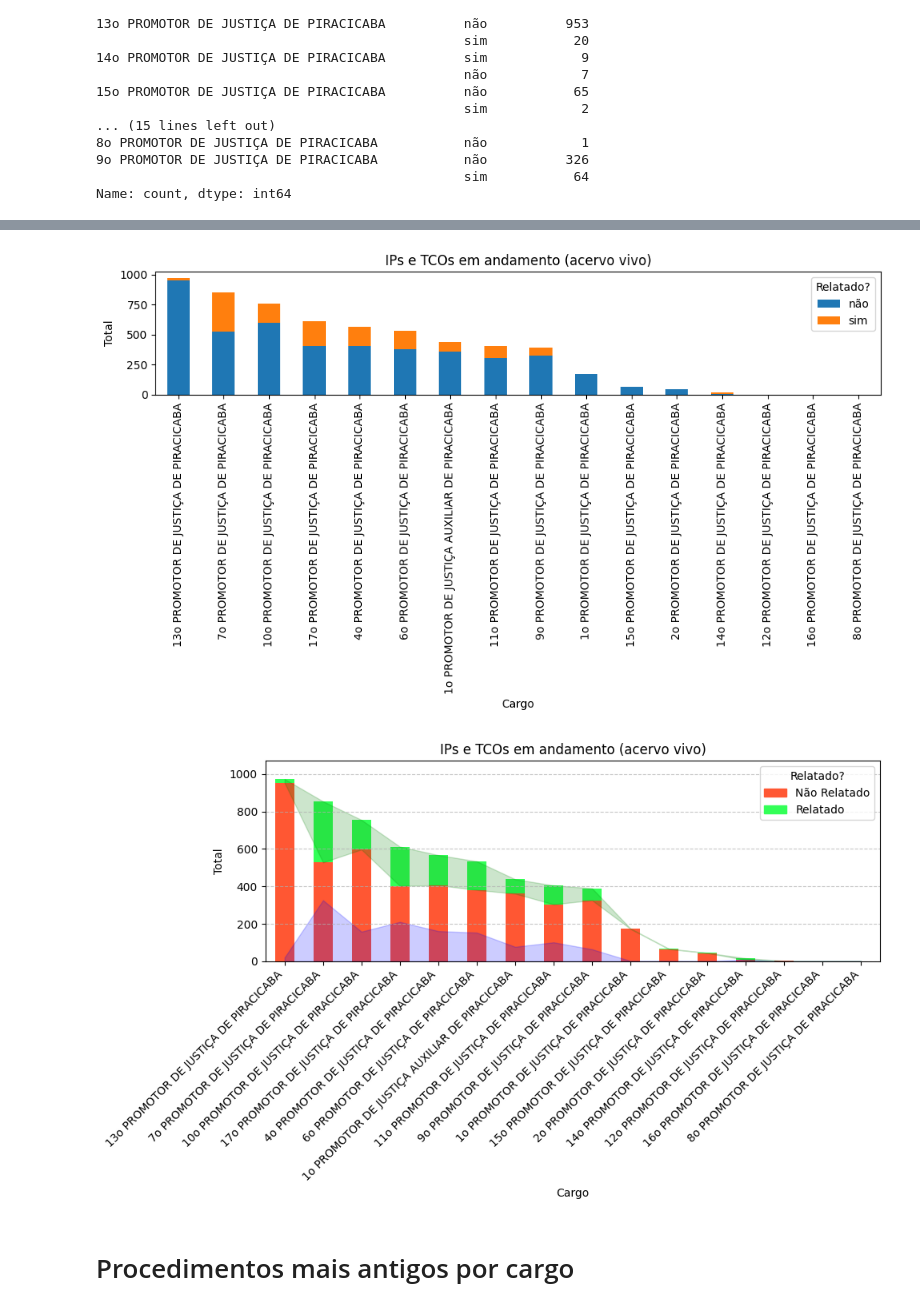
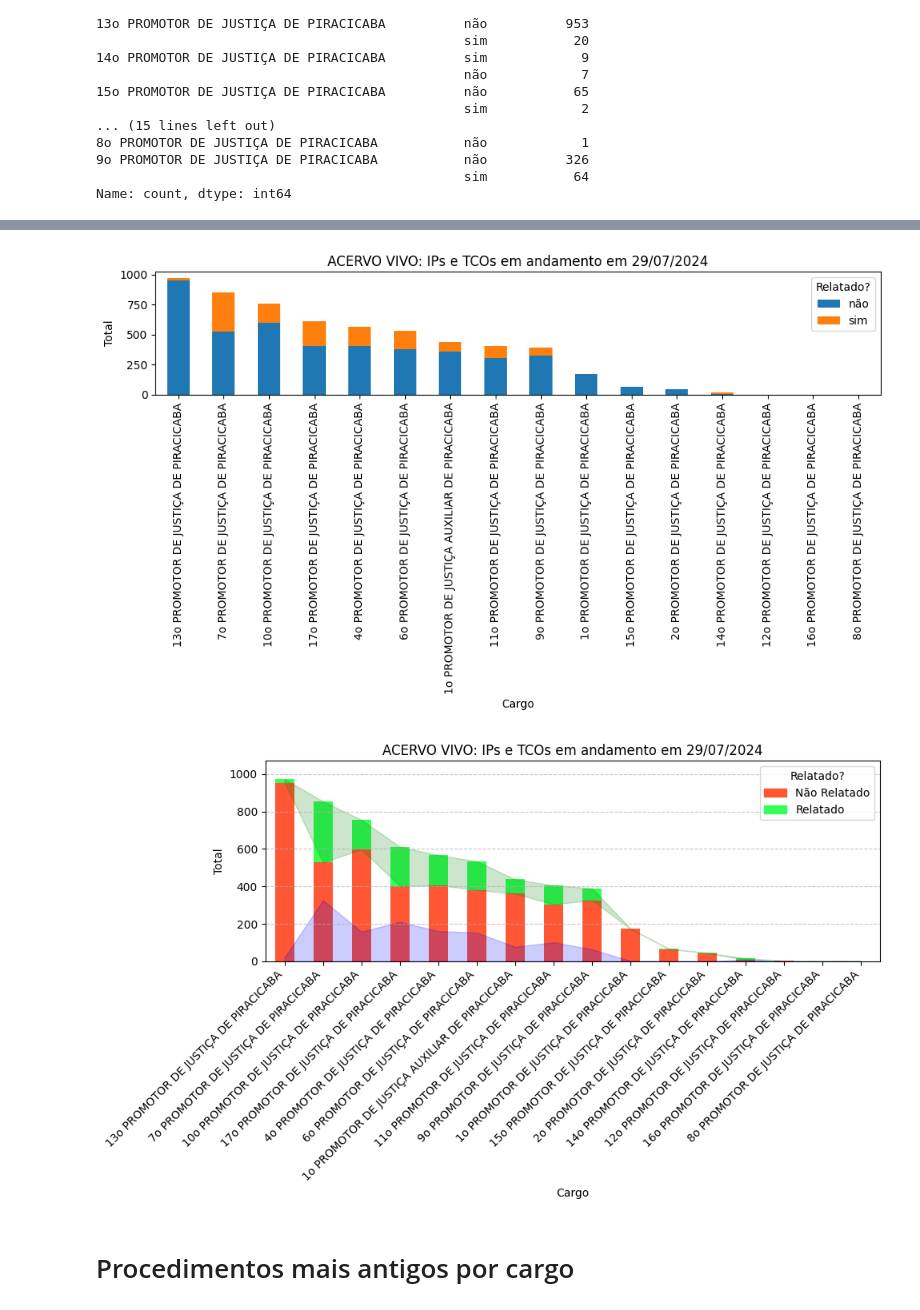
Before and after one commit to jespimentel/acervo_vivo, a Jupyter notebook: acervo_SISMP_2024_07_29.ipynb, the cells around one changed output, grey strips where cells are left out. Saved outputs shown, nothing was run; the diff lists cells and outputs as text; code cells hidden in the pictures.

```diff
--- a/acervo_SISMP_2024_07_29.ipynb
+++ b/acervo_SISMP_2024_07_29.ipynb
@@ -289,14 +293,14 @@ ax = resumo.plot(kind='bar', stacked=True, figsize=(10, 6))
 # Rótulos e título
 plt.xlabel('Cargo')
 plt.ylabel('Total')
-plt.title('IPs e TCOs em andamento (acervo vivo)')
+plt.title(f'ACERVO VIVO: IPs e TCOs em andamento em {data_dos_relatorios}')
 
 # Mostrar o gráfico
 plt.legend(title='Relatado?')
 plt.tight_layout()
 plt.show()
 # %% [output]
-[figure, old version]
+[figure, new version]
 # %%
 # Definir cores para as barras empilhadas
 cores = ['#FF5733', '#33FF57']
@@ -304,35 +308,35 @@ cores = ['#FF5733', '#33FF57']
 # Criar um gráfico de barras empilhado
 ax = resumo.plot(kind='bar', stacked=True, figsize=(10, 6), color=cores)
 
 # Configurar rótulos e título
 plt.xlabel('Cargo')
 plt.ylabel('Total')
-plt.title('IPs e TCOs em andamento (acervo vivo)')
+plt.title(f'ACERVO VIVO: IPs e TCOs em andamento em {data_dos_relatorios}')
 
 # Adicionar sombreamento para destacar as categorias
 ax.fill_between(resumo.index, 0, resumo['sim'], alpha=0.2, color='blue', label='Relatado')
 ax.fill_between(resumo.index, resumo['não'], resumo.sum(axis=1), alpha=0.2, color='green', label='Não Relatado')
 
 # Ajustar as margens
 plt.margins(0.1, 0.1)  # 10% de margem em ambos os lados
 
 # Adicionar grade
 plt.grid(True, axis='y', linestyle='--', alpha=0.7)
 
 # Melhorar os rótulos do eixo X (rotacionar e alinhar à direita)
 plt.xticks(rotation=45, ha='right')
 
 # Mostrar a legenda com cores correspondentes
 legend_labels = ['Não Relatado', 'Relatado']
 legend_colors = [plt.Rectangle((0, 0), 1, 1, color=cor) for cor in cores]
 ax.legend(legend_colors, legend_labels, title='Relatado?', loc='upper right')
 
 # Mostrar o gráfico e salvar a figura
 plt.tight_layout() # não deixa "estourar"
 plt.savefig('gráfico.jpg')
 plt.show()
 # %% [output]
-[figure, old version]
+[figure, new version]
 # %% [markdown]
 # Procedimentos mais antigos por cargo
 # %%
```
Also changed, not shown: parts of 5 cells of this notebook.
